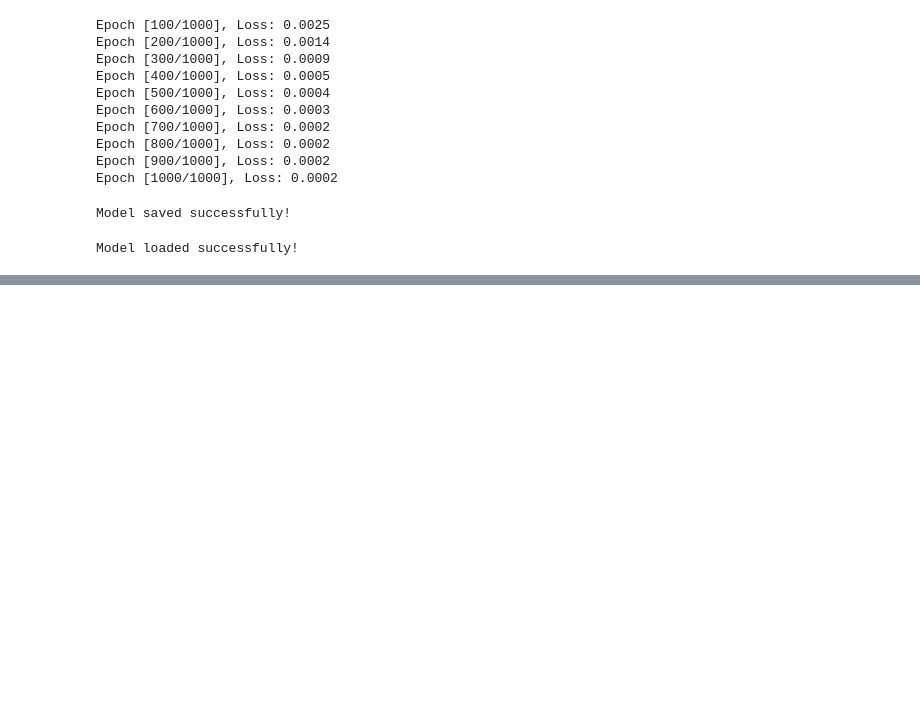
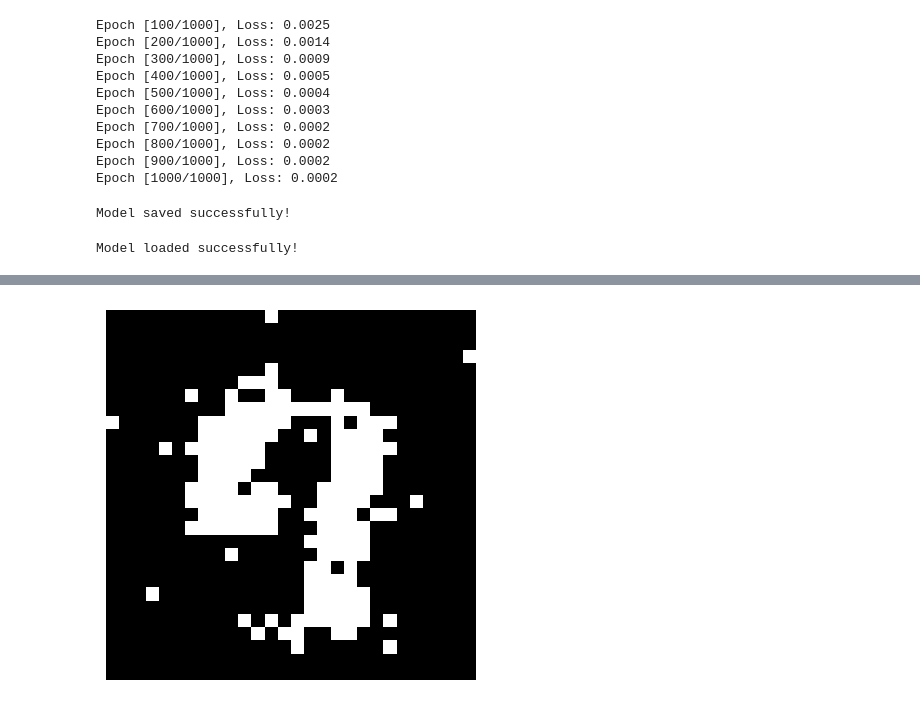
Before and after one commit to sohithvishnu/Image-Gen, a Jupyter notebook: Untitled.ipynb, the cells around one changed output, grey strips where cells are left out. Saved outputs shown, nothing was run; the diff lists cells and outputs as text; code cells hidden in the pictures; blank space fills up the shorter version.

```diff
--- a/Untitled.ipynb
+++ b/Untitled.ipynb
@@ -153,0 +665,30 @@ generate_image(model, 0)  # Generate an image from the first example in the data
+# %%
+import torch
+import torchvision
+import matplotlib.pyplot as plt
+
+# Function to generate an image using the trained generator
+def generate_image(generator, label, z_dim=100, label_dim=10, device='cpu'):
+    # Random noise vector
+    z = torch.randn(1, z_dim).to(device)  # Latent vector (random noise)
+
+    # One-hot encoding of the label
+    label_onehot = torch.eye(label_dim)[label].unsqueeze(0).to(device)  # One-hot encoded label
+
+    # Generate image using the generator
+    with torch.no_grad():  # No need to calculate gradients for this
+        generated_image = generator(z, label_onehot)  # Feed noise and label to generator
+
+    # Reshape the generated image to be in the correct format for visualization
+    generated_image = generated_image.squeeze(0).cpu()  # Remove batch dimension and move to CPU
+
+    # Display the generated image
+    plt.imshow(generated_image.squeeze(), cmap='gray')
+    plt.axis('off')  # Hide axes
+    plt.show()
+
+# Example: Generate an image for label 7 (digit '7')
+label = 1
+generate_image(generator, label, z_dim=100, label_dim=10, device='mps')
+# %% [output]
+[figure, added]
```
Also changed, not shown: parts of 13 cells of this notebook, 15 other files.
